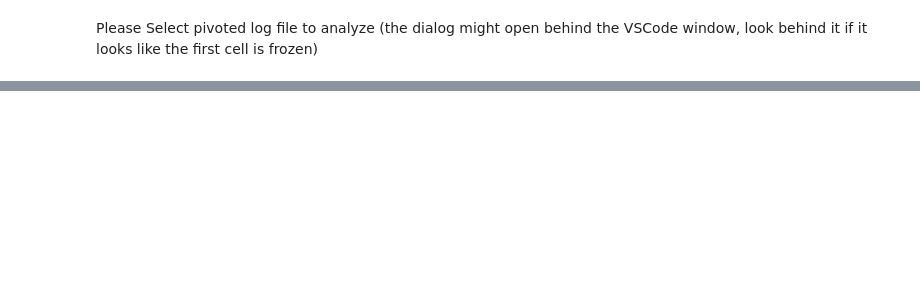
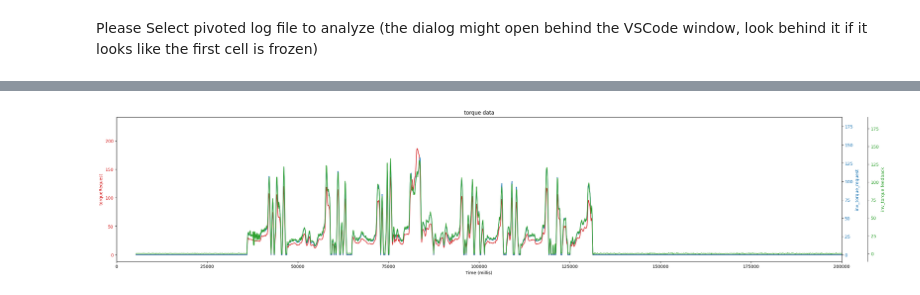
Before and after one commit to Western-Formula-Racing/data-tools, a Jupyter notebook: daq_analysis.ipynb, the cells around one changed output, grey strips where cells are left out. Drawn from its saved outputs; the diff is of its cells as text; code cells hidden in the pictures; blank space fills up the shorter version.

```diff
--- a/daq_analysis.ipynb
+++ b/daq_analysis.ipynb
@@ -71,2 +101,36 @@ plt.show()
+# %%
+import matplotlib.pyplot as plt
+fig, ax1 = plt.subplots(figsize=(30, 6))
+
+# Plot the first data series
+color = 'tab:red'
+ax1.set_xlabel('Time (millis)')
+ax1.set_ylabel('torqueRequest', color=color)
+ax1.plot(df.index, df['torqueRequest'], color=color)
+ax1.tick_params(axis='y', labelcolor=color)
+
+# Create a second y-axis for the second data series
+ax2 = ax1.twinx()
+color = 'tab:blue'
+ax2.set_ylabel('inv_torque_request', color=color)
+ax2.plot(df.index, df['inv_torque_request'], color=color)
+ax2.tick_params(axis='y', labelcolor=color)
+
+# Create a third y-axis
+ax3 = ax1.twinx()
+# Offset the third axis
+ax3.spines['right'].set_position(('outward', 60))
+color = 'tab:green'
+ax3.set_ylabel('inv_torque feedback', color=color)
+ax3.plot(df.index, df['inv_torque feedback'], color=color)
+ax3.tick_params(axis='y', labelcolor=color)
+
+ax1.set_xlim(0, 200000)
+
+# Show the plot
+plt.title('torque data')
+plt.show()
+# %% [output]
+[figure, added]
 # %%
 fig.savefig("endurance.pdf", format="pdf", bbox_inches="tight")
```
Also changed, not shown: parts of 4 cells of this notebook, 1 other file.
